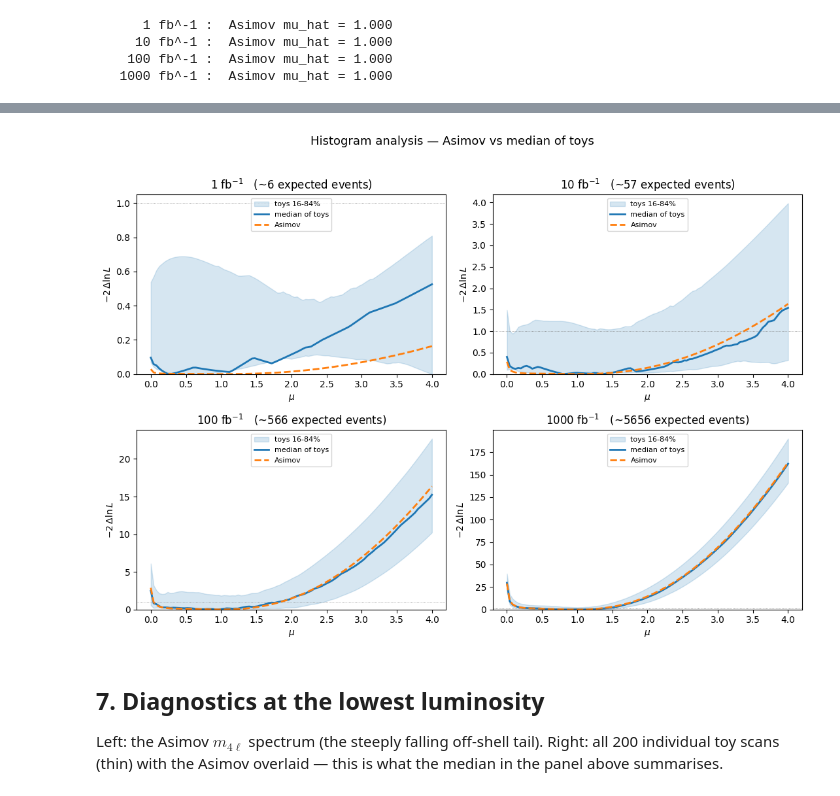
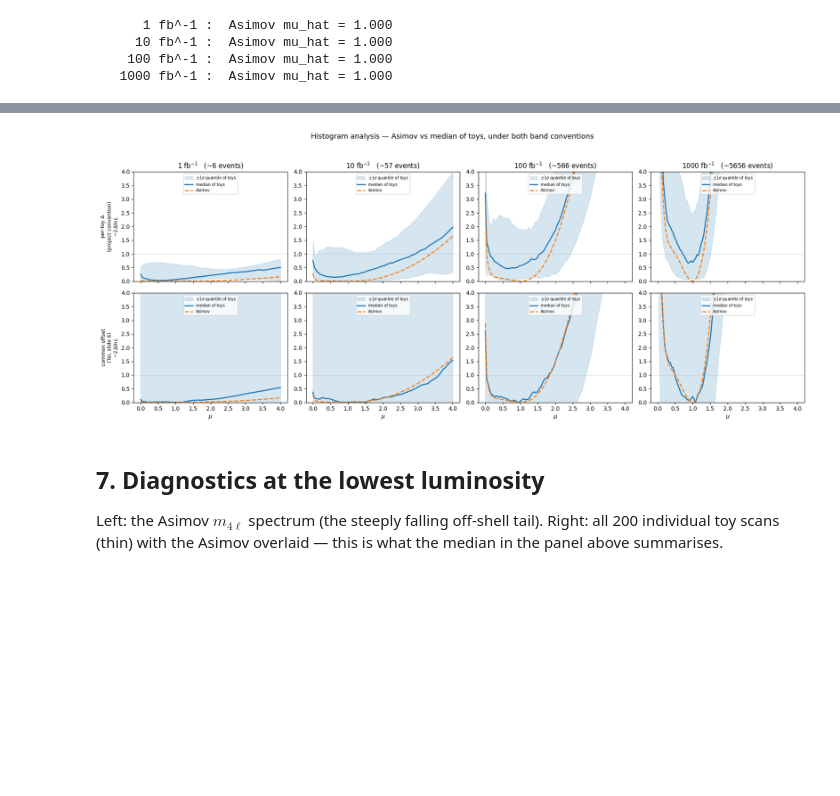
Before and after one commit to martafsilva31/SBI_shortcomings, a Jupyter notebook: notebooks/histogram_reproduction.ipynb, the cells around one changed output, grey strips where cells are left out. Drawn from its saved outputs; the diff is of its cells as text; code cells hidden in the pictures; blank space fills up the shorter version.

Commit message:
phase 3 + histogram review state before the asimov-vs-median redo

```diff
--- a/notebooks/histogram_reproduction.ipynb
+++ b/notebooks/histogram_reproduction.ipynb
@@ -142,25 +202,51 @@ cell — restyle freely and re-run just this cell.
 # %%
-fig, axes = plt.subplots(2, 2, figsize=(11, 8))
-for ax, L in zip(axes.flat, LUMIS):
-    r    = results[L]
-    da   = (r['nll_asimov'] - r['nll_asimov'].min()).numpy()
-    tm   = r['nll_toys'] - r['nll_toys'].min(dim=0).values          # per-toy min-subtracted
-    med  = torch.median(r['nll_toys'], dim=1).values
-    dmed = (med - med.min()).numpy()
-    lo, hi = torch.quantile(tm, torch.tensor([0.16, 0.84]), dim=1).numpy()
+def toy_summary(nll_toys, convention):
+    """Reduce the (n_mu, n_toys) toy scans to (lo, median, hi) under one convention.
 
-    ax.fill_between(mu_np, lo, hi, alpha=0.18, color='C0', label='toys 16-84%')
-    ax.plot(mu_np, dmed, '-',  color='C0', lw=2, label='median of toys')
-    ax.plot(mu_np, da,   '--', color='C1', lw=2, label='Asimov')
-    ax.axhline(1.0, color='grey', lw=0.6, ls=':')
-    ax.set_title(f'{L:.0f} fb$^{{-1}}$   (~{5.656*L:.0f} expected events)')
-    ax.set_xlabel(r'$\mu$'); ax.set_ylabel(r'$-2\,\Delta\ln L$'); ax.set_ylim(bottom=0)
-    ax.legend(fontsize=8, loc='upper center')
-fig.suptitle('Histogram analysis — Asimov vs median of toys', fontsize=13)
-fig.tight_layout(rect=[0, 0, 1, 0.96])
+    'delta'  : min-subtract every toy on its own, then take quantiles  -> band >= 0.
+    'offset' : shift all raw toys by one constant, then take quantiles -> band can go negative.
+    In both cases the median returned IS the 50% quantile of the curves the band brackets.
+    """
+    T = np.asarray(nll_toys)                                    # (n_mu, n_toys)
+    if convention == 'delta':
+        C = T - T.min(axis=0)                                   # each toy reports its own Delta
+    elif convention == 'offset':
+        C = T - np.median(T, axis=1).min()                      # one common constant (Tei, slide 6)
+    else:
+        raise ValueError(convention)
+    lo, med, hi = np.quantile(C, [0.16, 0.50, 0.84], axis=1)
+    return lo, med, hi
+
+CONVENTIONS = [('delta',  r'per-toy $\Delta$' + '\n(project convention)'),
+               ('offset', 'common offset\n(Tei, slide 6)')]
+
+fig, axes = plt.subplots(2, 4, figsize=(18, 7.5), sharex=True)
+for i, (conv, row_label) in enumerate(CONVENTIONS):
+    for j, L in enumerate(LUMIS):
+        r  = results[L]
+        da = (r['nll_asimov'] - r['nll_asimov'].min()).numpy()
+        lo, med, hi = toy_summary(r['nll_toys'], conv)
+
+        ax = axes[i, j]
+        ax.fill_between(mu_np, lo, hi, alpha=0.18, color='C0', label=r'$\pm1\sigma$ quantile of toys')
+        ax.plot(mu_np, med, '-',  color='C0', lw=2, label='median of toys')
+        ax.plot(mu_np, da,  '--', color='C1', lw=2, label='Asimov')
+        ax.set_ylim(0,4)
+        ax.axhline(0.0, color='grey', lw=0.6)
+        ax.axhline(1.0, color='grey', lw=0.6, ls=':')           # the 68% (Delta = 1) level
+        if i == 0:
+            ax.set_title(f'{L:.0f} fb$^{{-1}}$   (~{5.656*L:.0f} events)')
+        if j == 0:
+            ax.set_ylabel(row_label + '\n' + r'$-2\,\Delta\ln L$', fontsize=9)
+        if i == len(CONVENTIONS) - 1:
+            ax.set_xlabel(r'$\mu$')
+        ax.legend(fontsize=7, loc='upper center')
+# no set_ylim: row 2's band must be free to go below zero, which is the whole point of it
+fig.suptitle('Histogram analysis — Asimov vs median of toys, under both band conventions', fontsize=13)
+fig.tight_layout(rect=[0, 0, 1, 0.95])
 plt.show()
 # %% [output]
-[figure, old version]
+[figure, new version]
 # %% [markdown]
 ## 7. Diagnostics at the lowest luminosity
 
```
Also changed, not shown: parts of 8 cells of this notebook, 6 other files.
